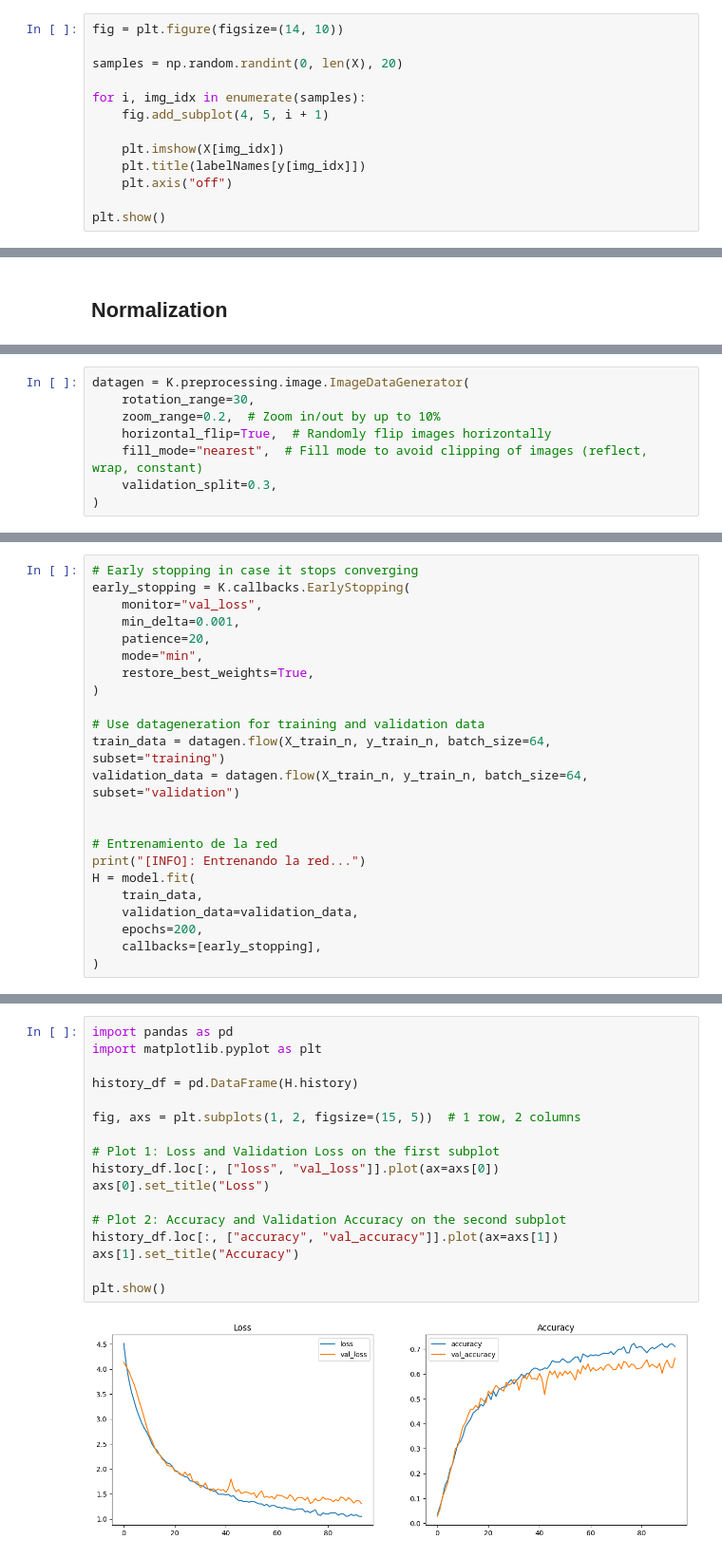
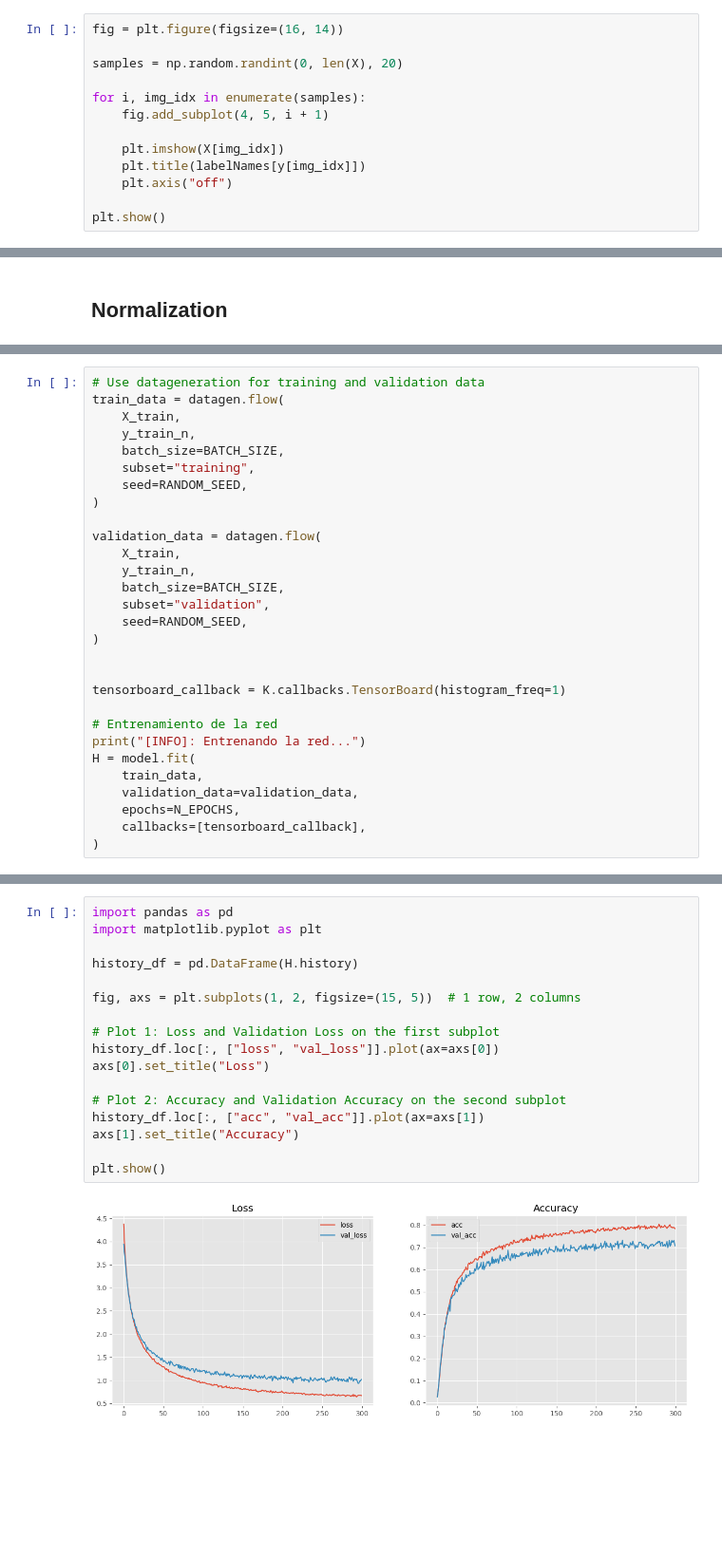
Before and after one commit to EmaSuriano/deep-learning-group-7, a Jupyter notebook: ema/VGG16-tl.ipynb, the cells around one changed output, grey strips where cells are left out. Shown at 95% size. Saved outputs shown, nothing was run; the diff lists cells and outputs as text; blank space fills up the shorter version.

```diff
--- a/ema/VGG16-tl.ipynb
+++ b/ema/VGG16-tl.ipynb
@@ -157,7 +188,7 @@ KeyboardInterrupt:
 # %% [markdown]
 ## Sample Preview
 # %%
-fig = plt.figure(figsize=(14, 10))
+fig = plt.figure(figsize=(16, 14))
 
 samples = np.random.randint(0, len(X), 20)
 
@@ -298,8 +342,0 @@ y_test_n = lb.transform(y_test)
-# %%
-datagen = K.preprocessing.image.ImageDataGenerator(
-    rotation_range=30,
-    zoom_range=0.2,  # Zoom in/out by up to 10%
-    horizontal_flip=True,  # Randomly flip images horizontally
-    fill_mode="nearest",  # Fill mode to avoid clipping of images (reflect, wrap, constant)
-    validation_split=0.3,
-)
@@ -406,25 +403,31 @@ Non-trainable params: 14715072 (56.13 MB)
 _________________________________________________________________
 # %%
-# Early stopping in case it stops converging
-early_stopping = K.callbacks.EarlyStopping(
-    monitor="val_loss",
-    min_delta=0.001,
-    patience=20,
-    mode="min",
-    restore_best_weights=True,
+# Use datageneration for training and validation data
+train_data = datagen.flow(
+    X_train,
+    y_train_n,
+    batch_size=BATCH_SIZE,
+    subset="training",
+    seed=RANDOM_SEED,
 )
 
-# Use datageneration for training and validation data
-train_data = datagen.flow(X_train_n, y_train_n, batch_size=64, subset="training")
-validation_data = datagen.flow(X_train_n, y_train_n, batch_size=64, subset="validation")
+validation_data = datagen.flow(
+    X_train,
+    y_train_n,
+    batch_size=BATCH_SIZE,
+    subset="validation",
+    seed=RANDOM_SEED,
+)
 
+
+tensorboard_callback = K.callbacks.TensorBoard(histogram_freq=1)
 
 # Entrenamiento de la red
 print("[INFO]: Entrenando la red...")
 H = model.fit(
     train_data,
     validation_data=validation_data,
-    epochs=200,
-    callbacks=[early_stopping],
+    epochs=N_EPOCHS,
+    callbacks=[tensorboard_callback],
 )
 # %% [output]
@@ -481,19 +485,19 @@ print(
 # %%
 import pandas as pd
 import matplotlib.pyplot as plt
 
 history_df = pd.DataFrame(H.history)
 
 fig, axs = plt.subplots(1, 2, figsize=(15, 5))  # 1 row, 2 columns
 
 # Plot 1: Loss and Validation Loss on the first subplot
 history_df.loc[:, ["loss", "val_loss"]].plot(ax=axs[0])
 axs[0].set_title("Loss")
 
 # Plot 2: Accuracy and Validation Accuracy on the second subplot
-history_df.loc[:, ["accuracy", "val_accuracy"]].plot(ax=axs[1])
+history_df.loc[:, ["acc", "val_acc"]].plot(ax=axs[1])
 axs[1].set_title("Accuracy")
 
 plt.show()
 # %% [output]
-[figure, old version]
+[figure, new version]
```
Also changed, not shown: parts of 24 cells of this notebook, 2 other files.
